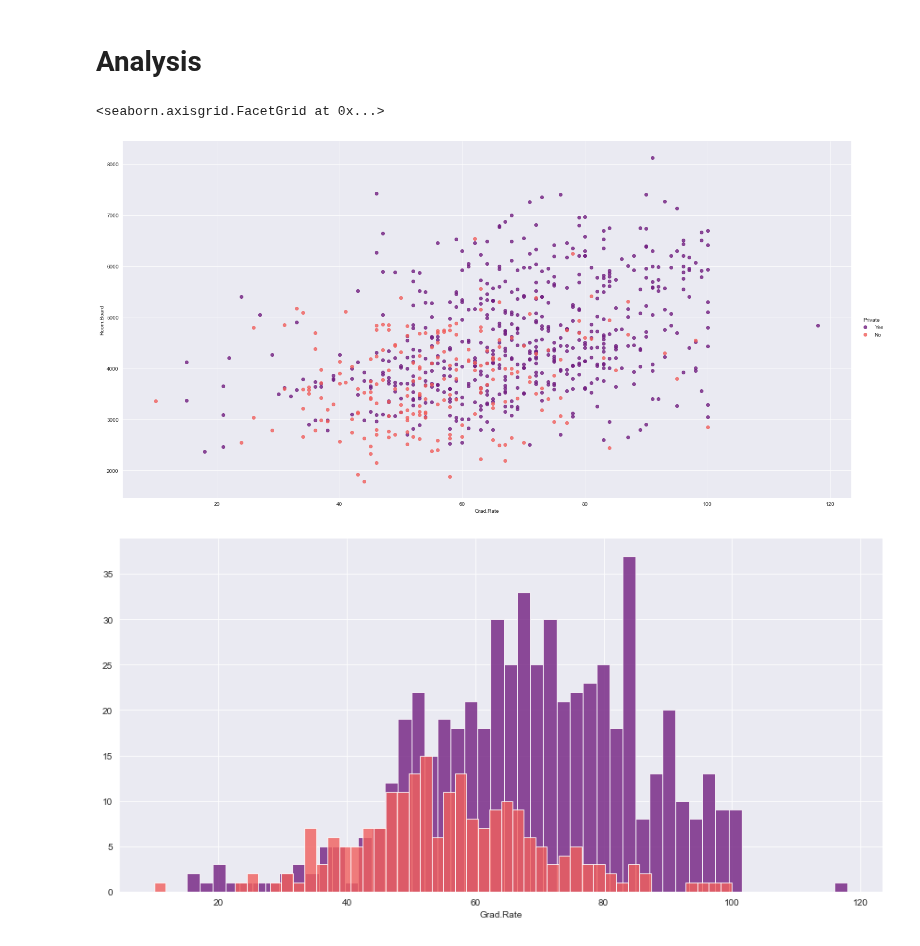
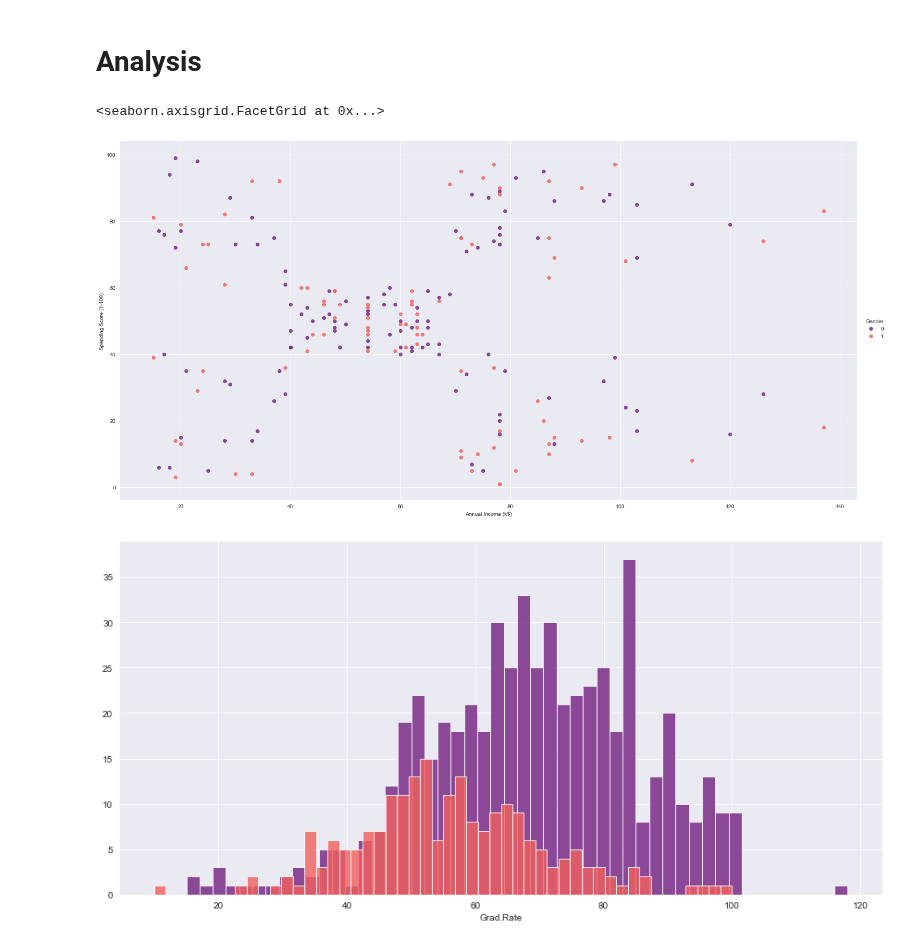
Before and after one commit to abphilip-vit/College7, a Jupyter notebook: T4/T4.ipynb, the cells around one changed output. Saved outputs shown, nothing was run; the diff lists cells and outputs as text; code cells hidden in the pictures.

```diff
--- a/T4/T4.ipynb
+++ b/T4/T4.ipynb
@@ -67,11 +89,11 @@ allen.info
 # Analysis
 # %%
 sns.set_style('darkgrid')
-sns.lmplot('Grad.Rate','Room.Board',data=allen,hue='Private',
-           palette='magma',size=10,aspect=2,fit_reg=False)
+sns.lmplot('Annual Income (k$)', 'Spending Score (1-100)', data=allen, hue='Gender',
+           palette='magma', size=10, aspect=2, fit_reg=False)
 # %% [output]
 <seaborn.axisgrid.FacetGrid at 0x...>
-[figure, old version]
+[figure, new version]
 # %%
 sns.set_style('darkgrid')
 g1 = sns.FacetGrid(allen,hue="Private",palette='magma',size=6,aspect=2)
```
Also changed, not shown: parts of 5 cells of this notebook.
